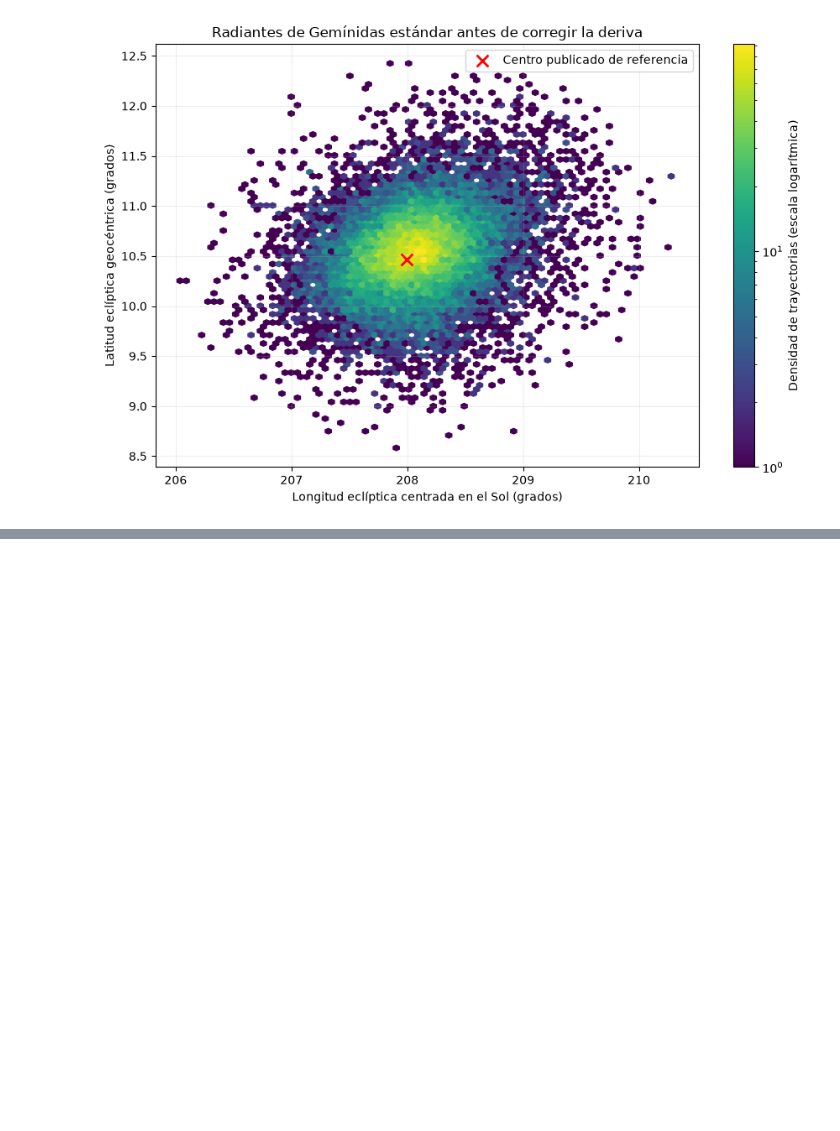
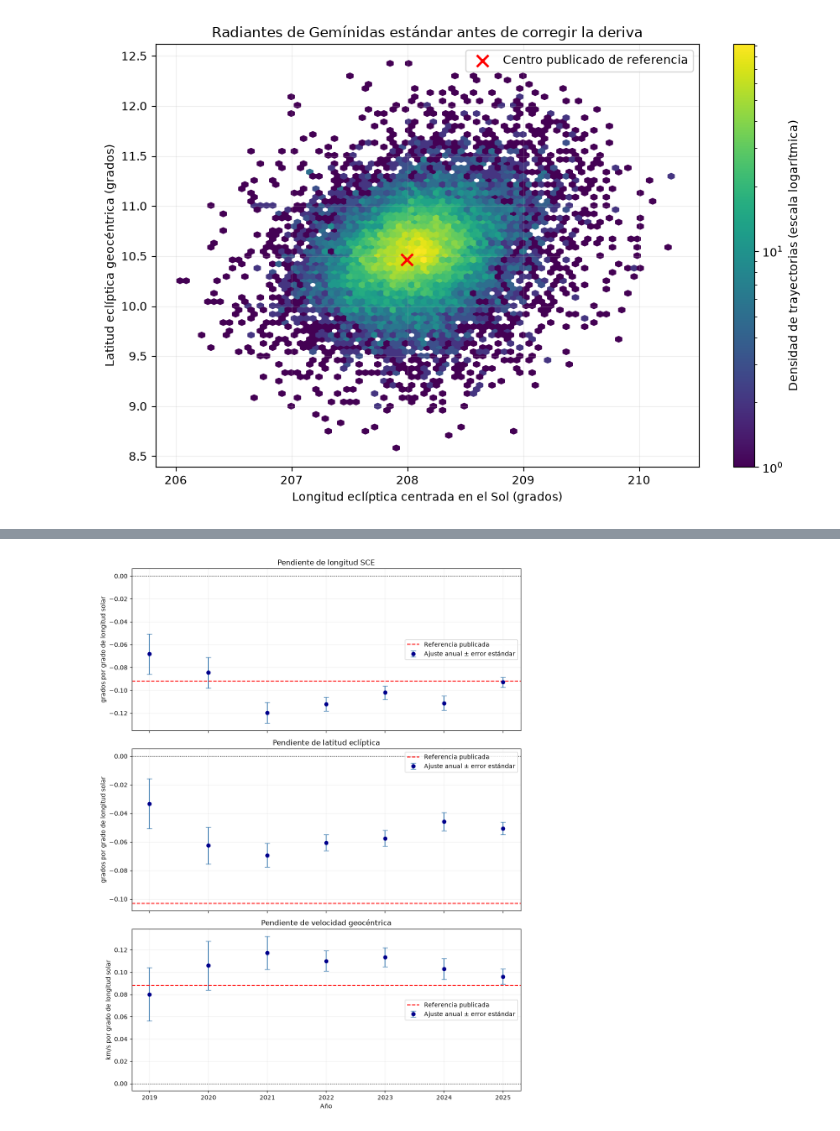
Before and after one commit to AlexBytes-23/Investigacion_geminidas, a Jupyter notebook: notebooks/03_preparacion_fisica_geminidas.ipynb, the cells around one changed output, grey strips where cells are left out. Cells and saved outputs as stored; diff of their text form; code cells hidden in the pictures; blank space fills up the shorter version.

```diff
--- a/notebooks/03_preparacion_fisica_geminidas.ipynb
+++ b/notebooks/03_preparacion_fisica_geminidas.ipynb
@@ -735,0 +1254,66 @@ plt.show()
+# %%
+# Comparar visualmente las pendientes obtenidas en cada año con las referencias publicadas
+
+fig, ejes = plt.subplots(nrows = 3, ncols = 1, figsize = (10, 13), sharex = True)
+
+configuracion_graficas = [
+    (
+        "lambda_sce",
+        "Pendiente de longitud SCE",
+        "grados por grado de longitud solar",
+    ),
+    (
+        "beta_geo",
+        "Pendiente de latitud eclíptica",
+        "grados por grado de longitud solar",
+    ),
+    (
+        "vgeo",
+        "Pendiente de velocidad geocéntrica",
+        "km/s por grado de longitud solar",
+    ),
+]
+
+for eje, (nombre_variable, titulo, unidad) in zip(ejes, configuracion_graficas):
+    datos_variable = ajustes_anuales.loc[ajustes_anuales["variable"].eq(nombre_variable)].copy()
+
+    pendiente_publicada = datos_variable["pendiente_publicada"].iloc[0]
+
+    eje.errorbar(
+        datos_variable["anio"],
+        datos_variable["pendiente"],
+        yerr=datos_variable["error_estandar_pendiente"],
+        fmt="o",
+        color="darkblue",
+        ecolor="steelblue",
+        capsize=4,
+        markersize=6,
+        label="Ajuste anual ± error estándar",
+    )
+
+    eje.axhline(
+        pendiente_publicada,
+        color="red",
+        linestyle="--",
+        linewidth=1.5,
+        label="Referencia publicada",
+    )
+
+    eje.axhline(
+        0.0,
+        color="black",
+        linestyle=":",
+        linewidth=1,
+    )
+
+    eje.set_title(titulo)
+    eje.set_ylabel(unidad)
+    eje.grid(alpha = 0.2)
+    eje.legend()
+
+ejes[-1].set_xlabel("Año")
+
+plt.tight_layout()
+plt.show()
+# %% [output]
+[figure, added]
```
Also changed, not shown: parts of 107 cells of this notebook, 2 other files.
